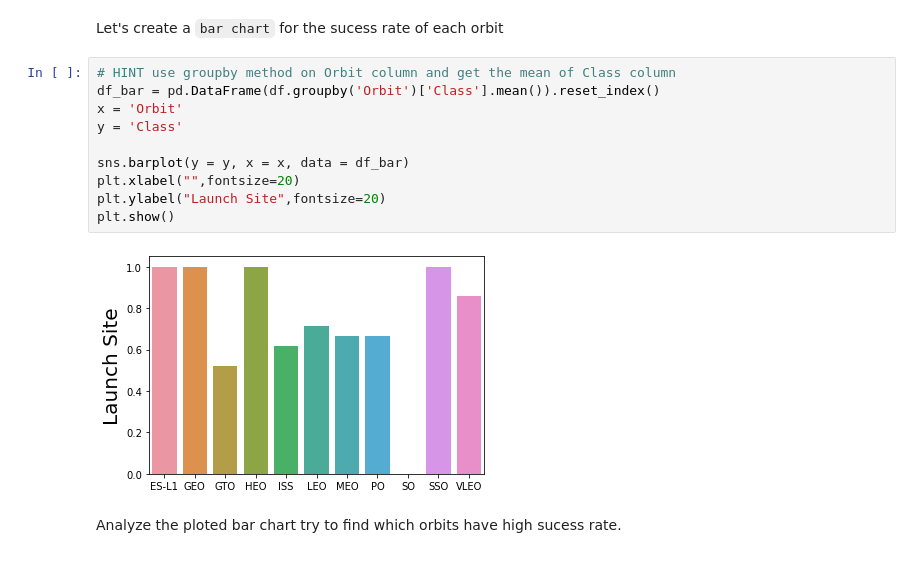
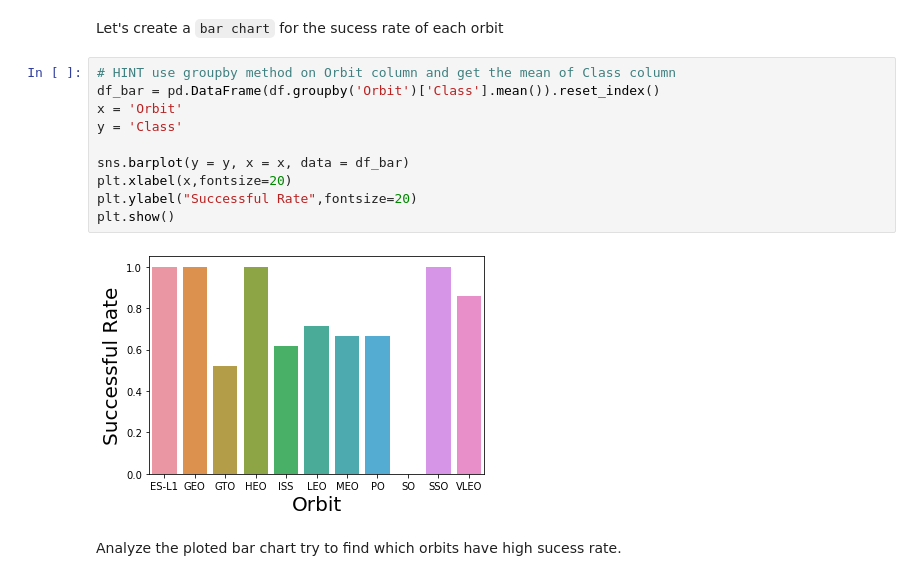
Before and after one commit to leonardogcardoso/spaceY, a Jupyter notebook: data_eda_visualization.ipynb, the cells around one changed output. Saved outputs shown, nothing was run; the diff lists cells and outputs as text.

```diff
--- a/data_eda_visualization.ipynb
+++ b/data_eda_visualization.ipynb
@@ -122,15 +122,15 @@ Let's create a `bar chart` for the sucess rate of each orbit
 # %%
 # HINT use groupby method on Orbit column and get the mean of Class column
 df_bar = pd.DataFrame(df.groupby('Orbit')['Class'].mean()).reset_index()
 x = 'Orbit'
 y = 'Class'
 
 sns.barplot(y = y, x = x, data = df_bar)
-plt.xlabel("",fontsize=20)
-plt.ylabel("Launch Site",fontsize=20)
+plt.xlabel(x,fontsize=20)
+plt.ylabel("Successful Rate",fontsize=20)
 plt.show()
 # %% [output]
-[figure, old version]
+[figure, new version]
 # %% [markdown]
 Analyze the ploted bar chart try to find which orbits have high sucess rate.
 # %% [markdown]
```
Also changed, not shown: parts of 4 cells of this notebook.
